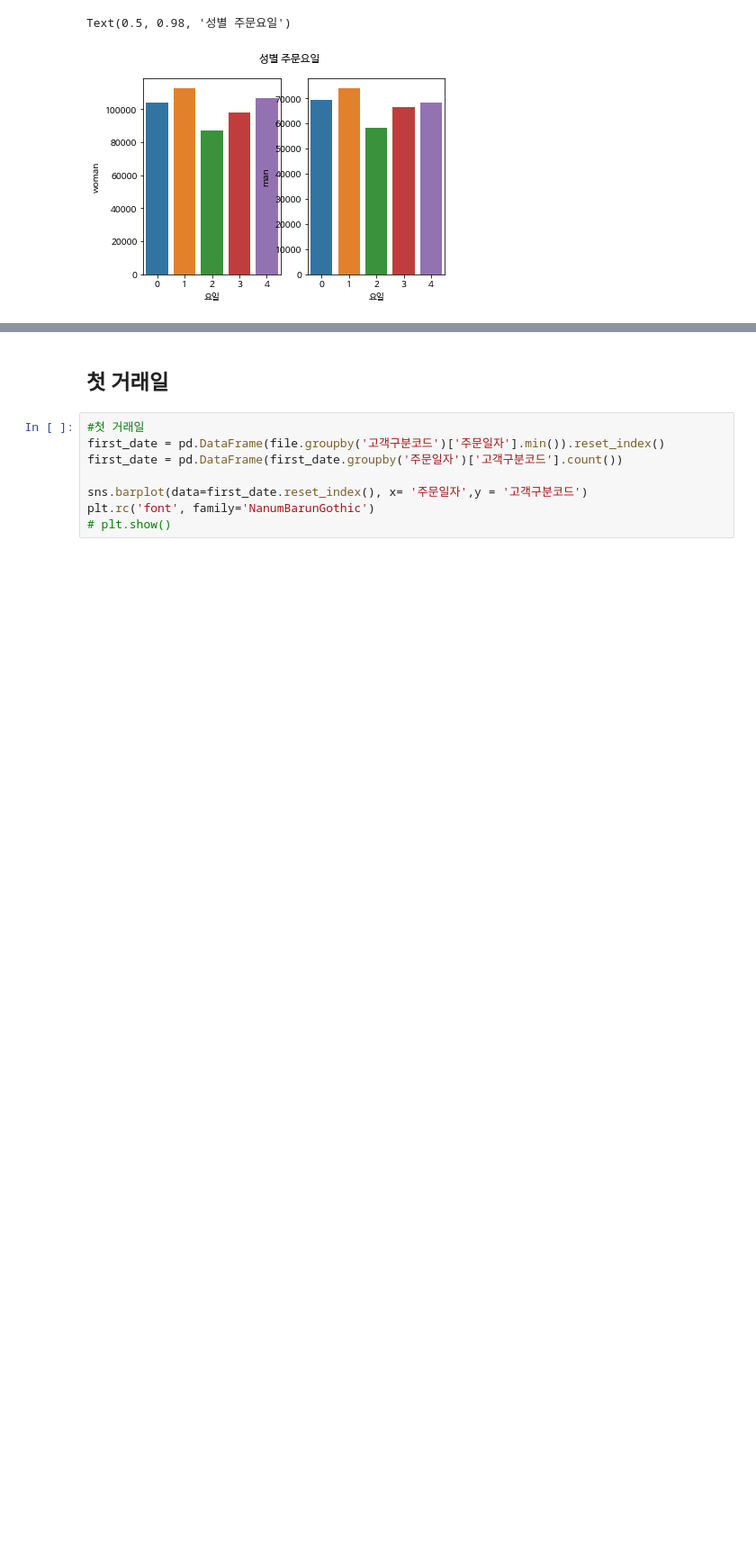
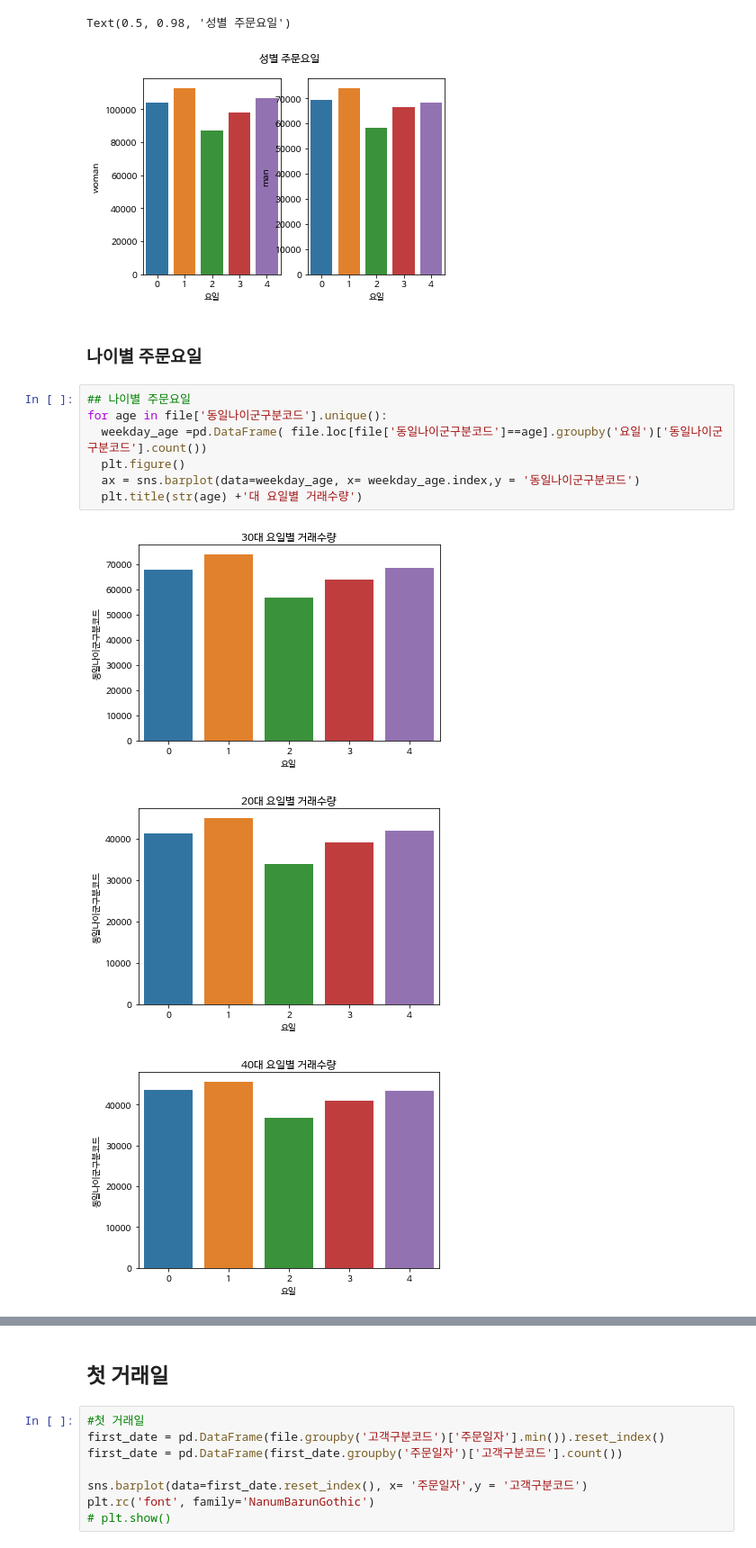
Before and after one commit to christine127/Portfolio_Recommendation_Project, a Jupyter notebook: 프로젝트_EDA.ipynb, the cells around one changed output, grey strips where cells are left out. Shown at 90% size. Saved outputs shown, nothing was run; the diff lists cells and outputs as text; blank space fills up the shorter version.

```diff
--- a/프로젝트_EDA.ipynb
+++ b/프로젝트_EDA.ipynb
@@ -103,3 +103,16 @@ plt.suptitle('성별 주문요일')
 # %% [output]
 Text(0.5, 0.98, '성별 주문요일')
 [figure]
+# %% [markdown]
+### 나이별 주문요일
+# %%
+## 나이별 주문요일
+for age in file['동일나이군구분코드'].unique():
+  weekday_age =pd.DataFrame( file.loc[file['동일나이군구분코드']==age].groupby('요일')['동일나이군구분코드'].count())
+  plt.figure()
+  ax = sns.barplot(data=weekday_age, x= weekday_age.index,y = '동일나이군구분코드')
+  plt.title(str(age) +'대 요일별 거래수량')
+# %% [output]
+[figure, added]
+[figure, added]
+[figure, added]
```
Also changed, not shown: parts of 6 cells of this notebook.
